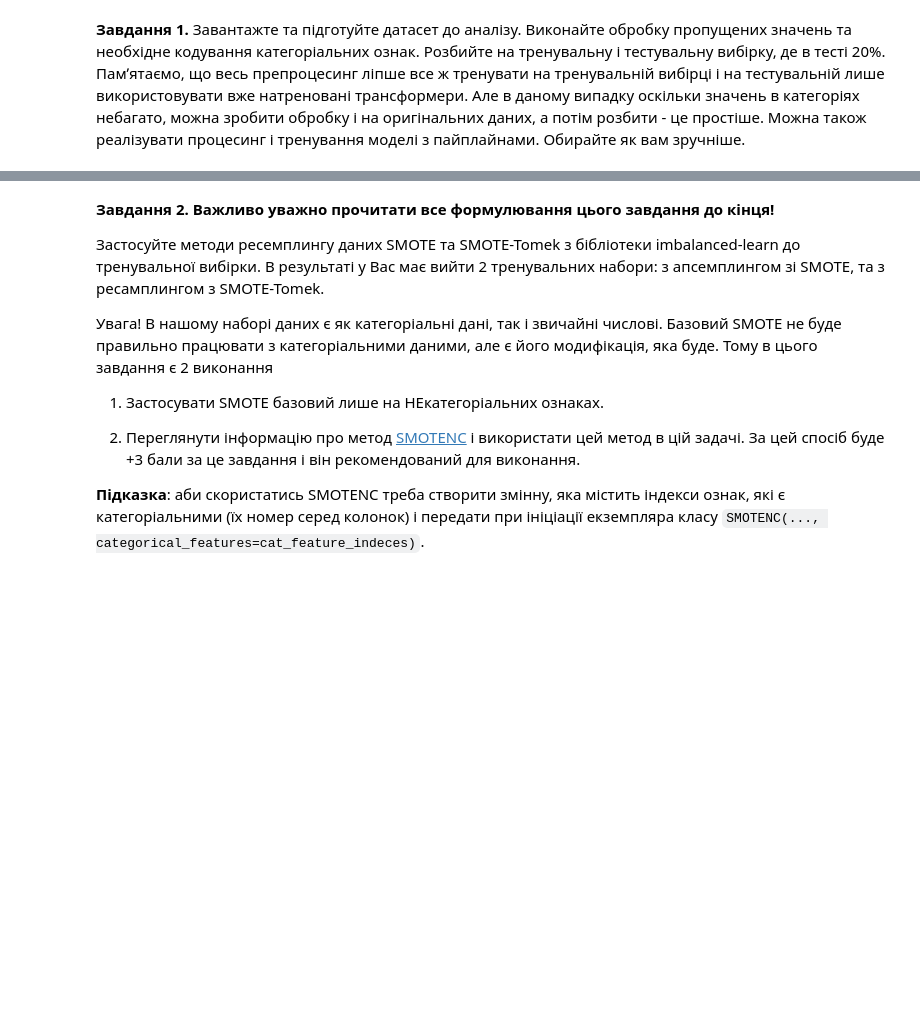
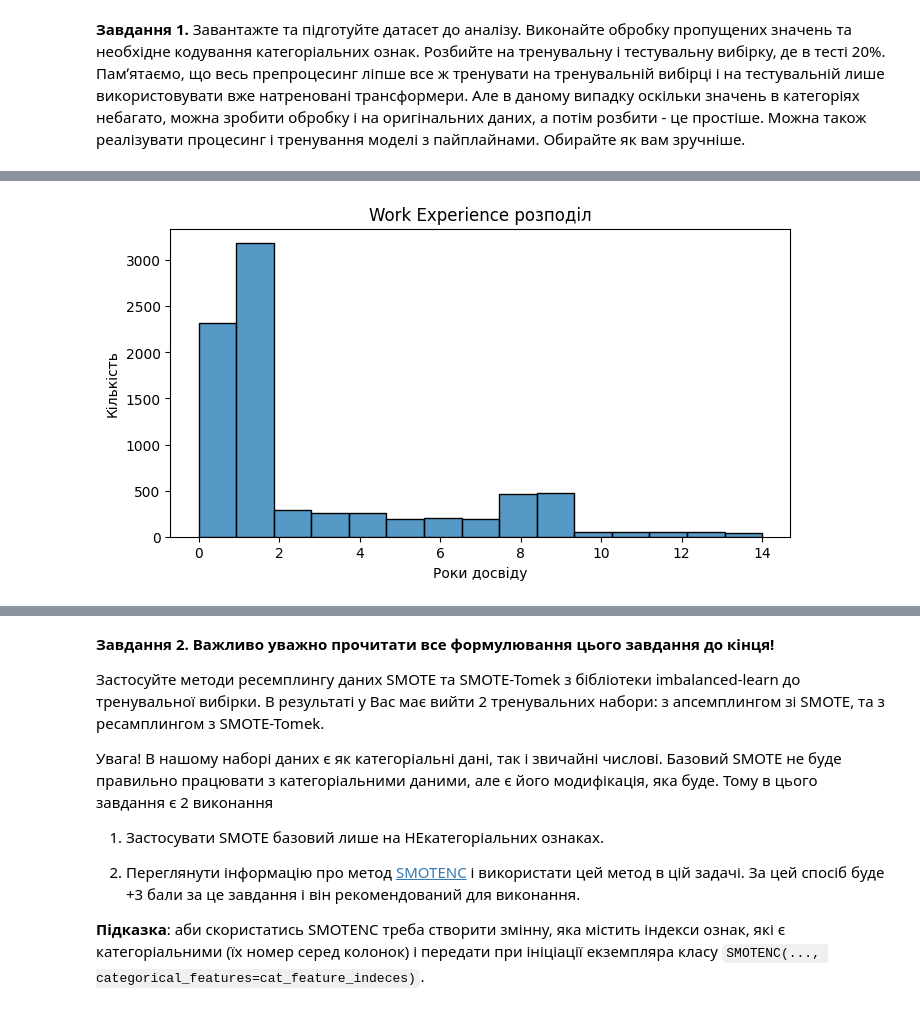
Before and after one commit to valeriya-reva/ml_course_hw, a Jupyter notebook: Less_2/HW_2_2_4_unbalanced_multiclass_classification.ipynb, the cells around one changed output, grey strips where cells are left out. Drawn from its saved outputs; the diff is of its cells as text; code cells hidden in the pictures; blank space fills up the shorter version.

```diff
--- a/Less_2/HW_2_2_4_unbalanced_multiclass_classification.ipynb
+++ b/Less_2/HW_2_2_4_unbalanced_multiclass_classification.ipynb
@@ -25,0 +154,9 @@
+# %%
+plt.figure(figsize=(8,4))
+sns.histplot(train_df["Work_Experience"], bins=15, kde=False)
+plt.title("Work Experience розподіл")
+plt.xlabel("Роки досвіду")
+plt.ylabel("Кількість")
+plt.show()
+# %% [output]
+[figure, added]
```
Also changed, not shown: parts of 32 cells of this notebook, 5 other files.
